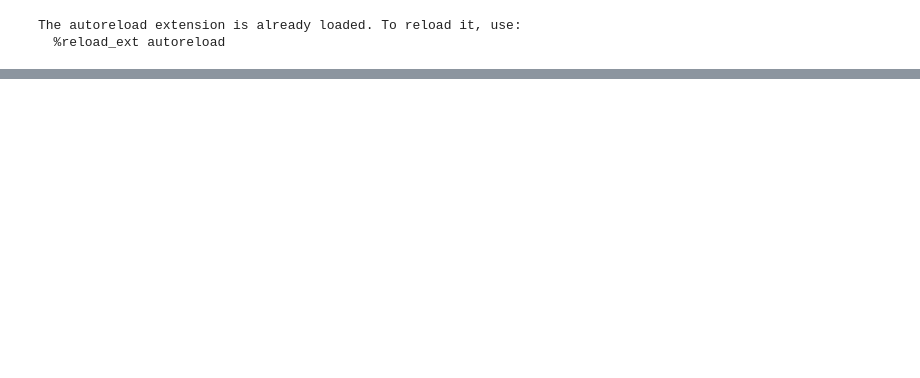
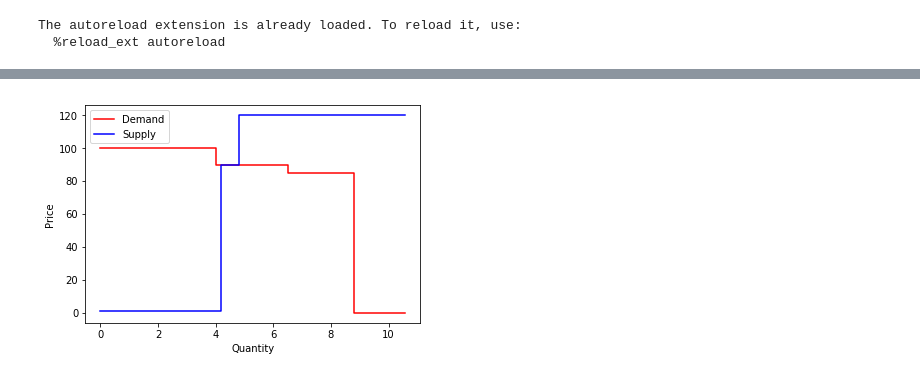
Before and after one commit to kiedanski/pymarket, a Jupyter notebook: Untitled.ipynb, the cells around one changed output, grey strips where cells are left out. Drawn from its saved outputs; the diff is of its cells as text; code cells hidden in the pictures; blank space fills up the shorter version.

Commit message:
merging and spliting demand

```diff
--- a/Untitled.ipynb
+++ b/Untitled.ipynb
@@ -125,0 +21,15 @@ IndexError: single positional indexer is out-of-bounds
+# %%
+#m = BidManager()
+mar.bm.add_bid(1, 100, 0, True, 0)
+mar.bm.add_bid(3, 100, 1, True, 0)
+mar.bm.add_bid(2.3, 85, 2, True, 0)
+mar.bm.add_bid(2.1, 90, 7, True, 0)
+mar.bm.add_bid(0.4, 90, 8, True, 0)
+
+mar.bm.add_bid(0.5, 90, 4, False, 0)
+mar.bm.add_bid(4.2, 1, 5, False, 0)
+mar.bm.add_bid(0.1, 90, 6, False, 0)
+
+df = mar.bm.get_df()
+# %%
+df_, maping = merge_same_price(df)
@@ -125,0 +71,4 @@ IndexError: single positional indexer is out-of-bounds
+# %%
+plot_demand_curves(df_)
+# %% [output]
+[figure, added]
```
Also changed, not shown: parts of 41 cells of this notebook, 7 other files.
